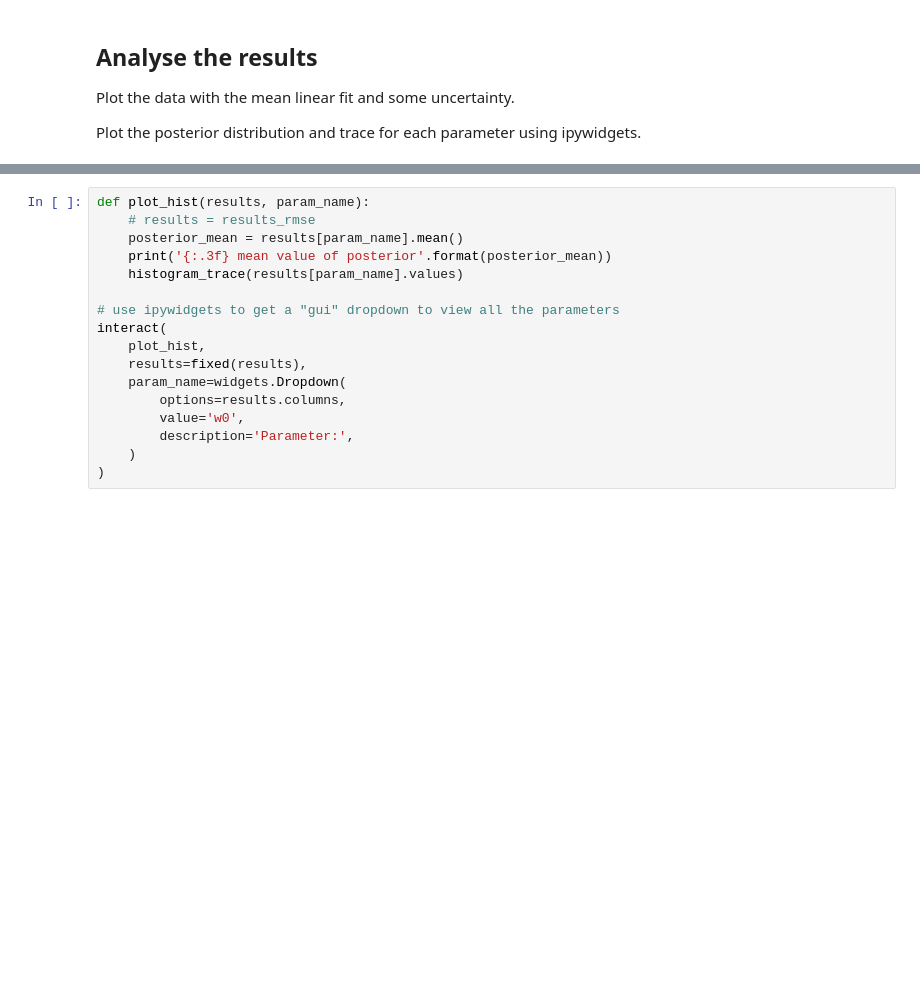
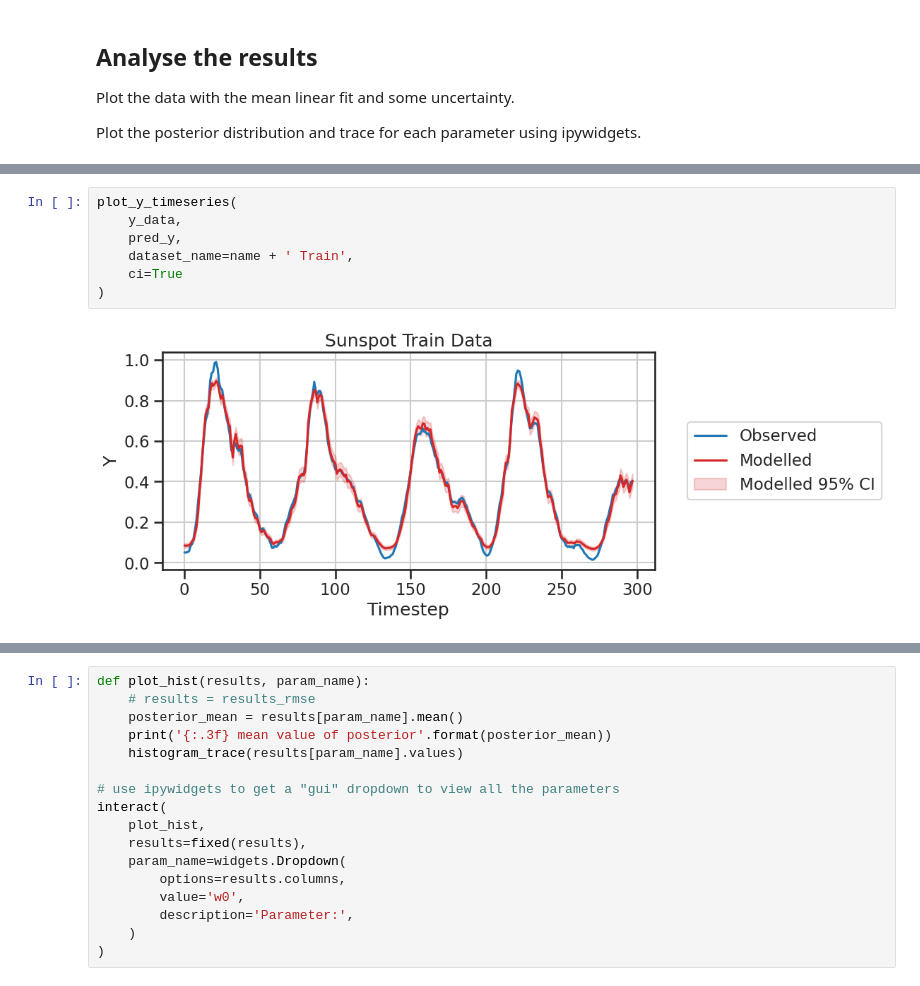
Before and after one commit to schncl/Compstats_proj, a Jupyter notebook: Bayesian-Neural-Network-Abalone-Reduced.ipynb, the cells around one changed output, grey strips where cells are left out. Drawn from its saved outputs; the diff is of its cells as text; blank space fills up the shorter version.

```diff
--- a/Bayesian-Neural-Network-Abalone-Reduced.ipynb
+++ b/Bayesian-Neural-Network-Abalone-Reduced.ipynb
@@ -588,0 +559,9 @@ plot_ycorr_scatter(
+# %%
+plot_y_timeseries(
+    y_data,
+    pred_y,
+    dataset_name=name + ' Train',
+    ci=True
+)
+# %% [output]
+[figure, added]
```
Also changed, not shown: parts of 7 cells of this notebook.
